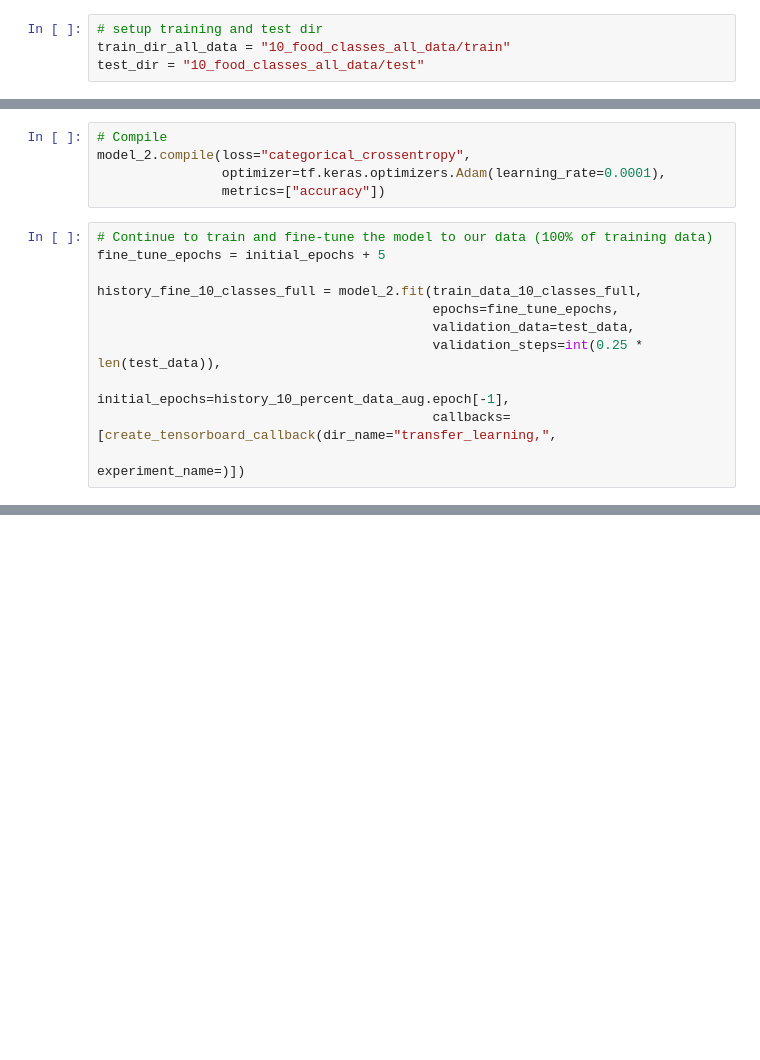
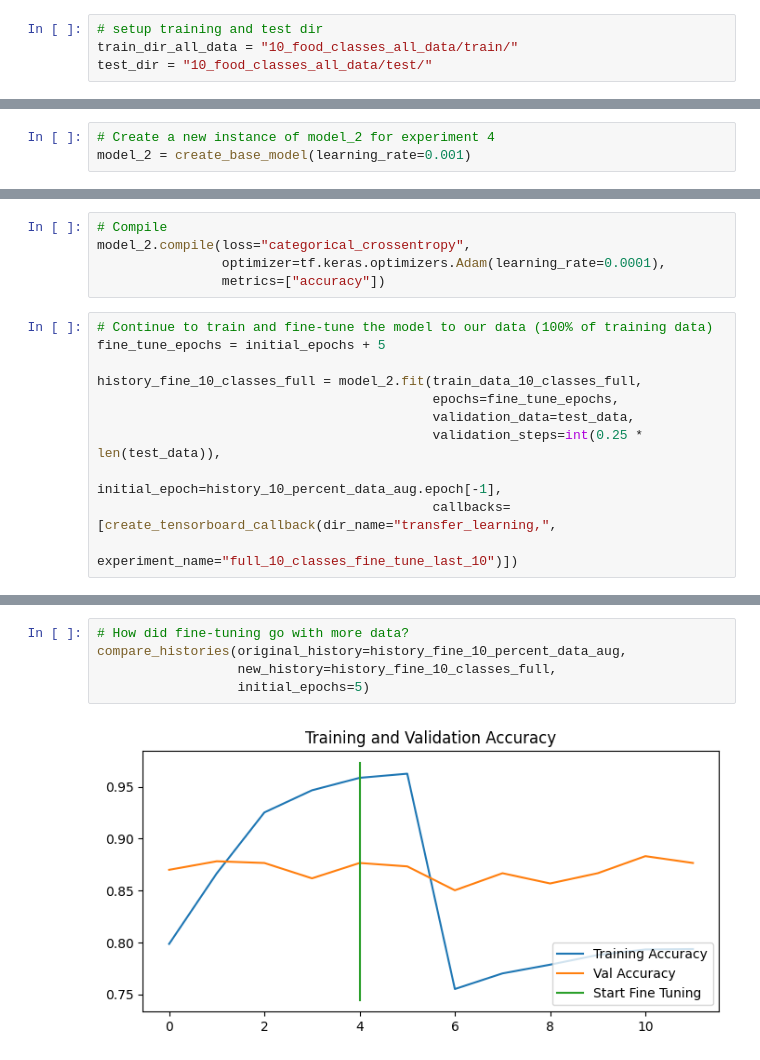
Before and after one commit to Roronoa-17/TF_ZTM, a Jupyter notebook: 05_Transfer_Learning_in_TF.ipynb, the cells around one changed output, grey strips where cells are left out. Drawn from its saved outputs; the diff is of its cells as text; blank space fills up the shorter version.

```diff
--- a/05_Transfer_Learning_in_TF.ipynb
+++ b/05_Transfer_Learning_in_TF.ipynb
@@ -800,8 +864,8 @@ compare_histories(history_10_percent_data_aug,
 ## Model 4: Fine-tuning and existing model on all of the data
 # %%
 # setup training and test dir
-train_dir_all_data = "10_food_classes_all_data/train"
-test_dir = "10_food_classes_all_data/test"
+train_dir_all_data = "10_food_classes_all_data/train/"
+test_dir = "10_food_classes_all_data/test/"
 # %%
 # How many images are we working with now?
 walk_through_dir("10_food_classes_all_data")
@@ -824,3 +914,6 @@ Found 2500 files belonging to 10 classes.
+# %%
+# Create a new instance of model_2 for experiment 4
+model_2 = create_base_model(learning_rate=0.001)
 # %%
 # Load weights from checkpoint, that way we can fine-tune from the same stage the 10 percent data model was fine-tuned from
 model_2.load_weights(checkpoint_path)
@@ -882,6 +975,6 @@ history_fine_10_classes_full = model_2.fit(train_data_10_classes_full,
                                            epochs=fine_tune_epochs,
                                            validation_data=test_data,
                                            validation_steps=int(0.25 * len(test_data)),
-                                           initial_epochs=history_10_percent_data_aug.epoch[-1],
+                                           initial_epoch=history_10_percent_data_aug.epoch[-1],
                                            callbacks=[create_tensorboard_callback(dir_name="transfer_learning,",
-                                                                                  experiment_name=)])
+                                                                                  experiment_name="full_10_classes_fine_tune_last_10")])
@@ -887,0 +1002,7 @@ history_fine_10_classes_full = model_2.fit(train_data_10_classes_full,
+# %%
+# How did fine-tuning go with more data?
+compare_histories(original_history=history_fine_10_percent_data_aug,
+                  new_history=history_fine_10_classes_full,
+                  initial_epochs=5)
+# %% [output]
+[figure, added]
```
Also changed, not shown: parts of 42 cells of this notebook, 16 other files.
